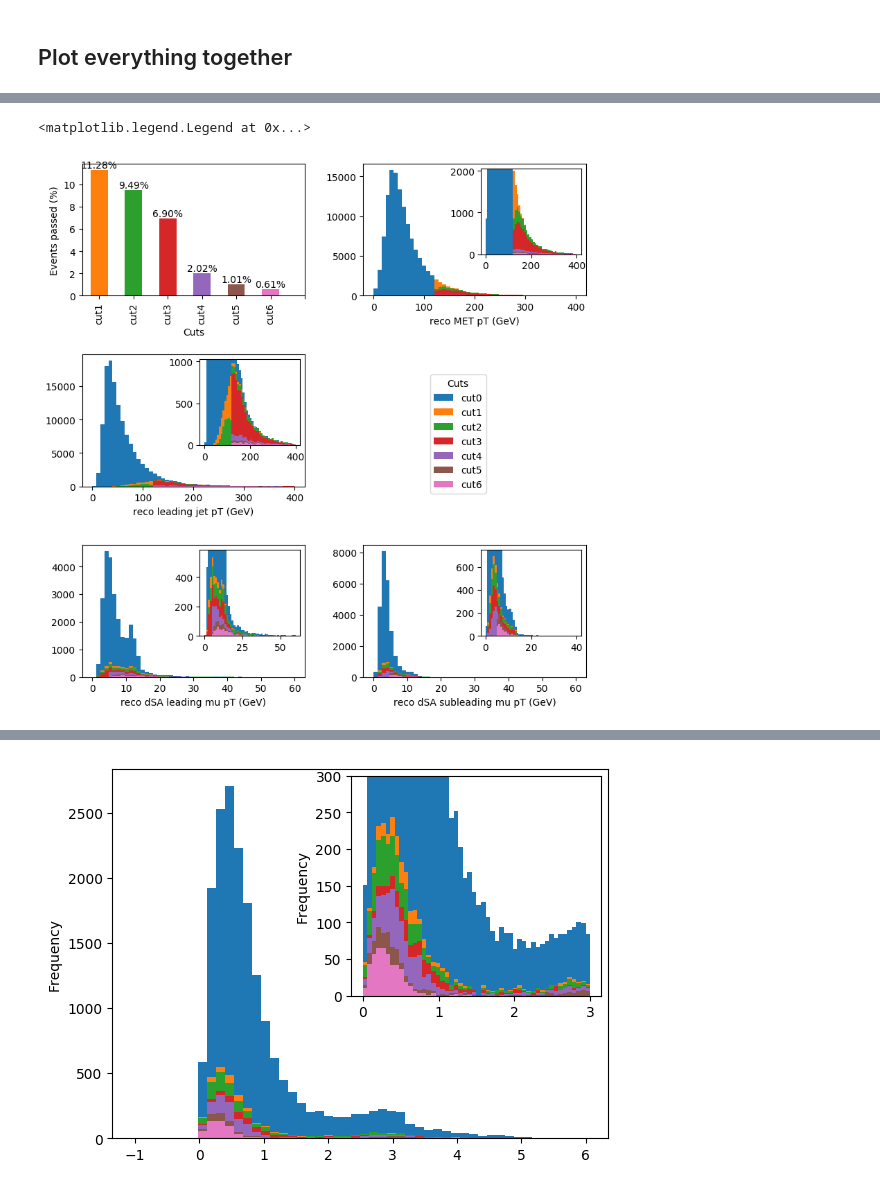
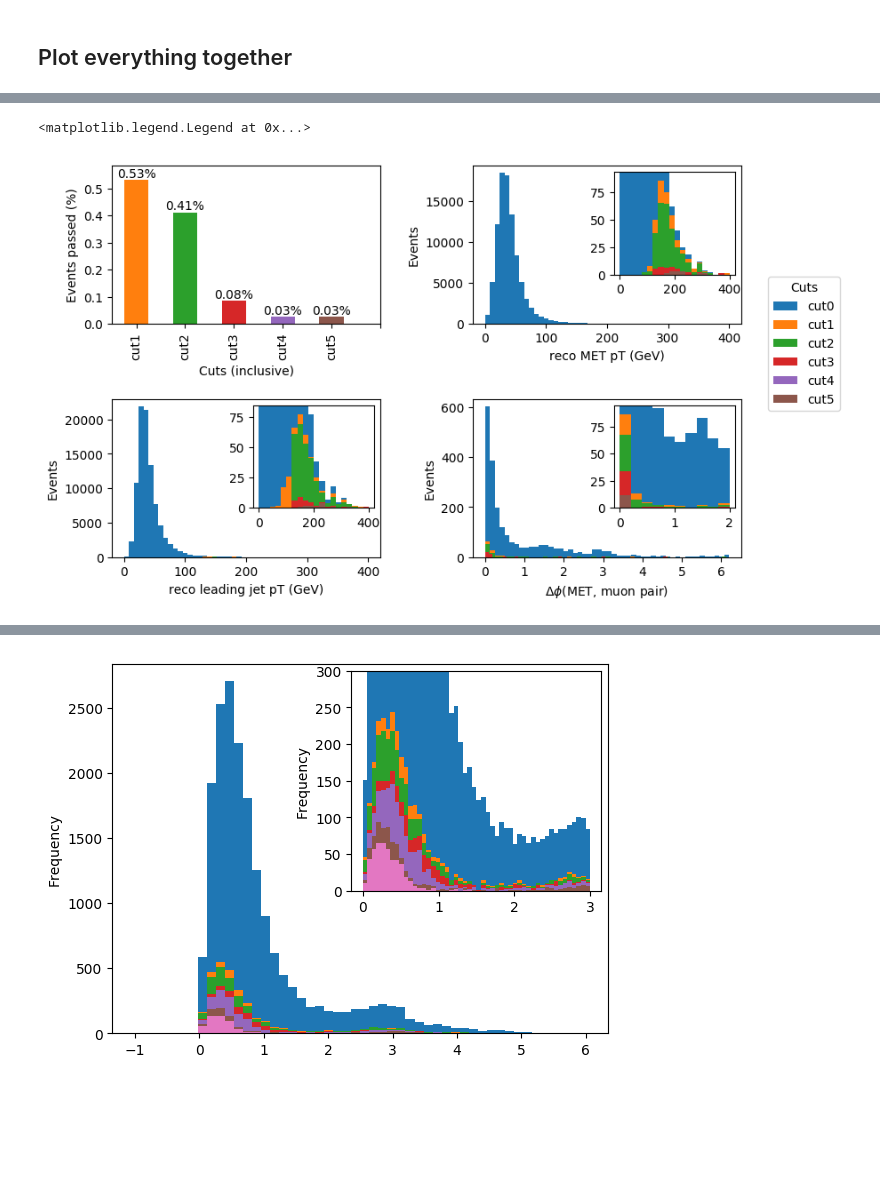
Before and after one commit to afrankenthal/iDM-analysis-plotting, a Jupyter notebook: SREffAnalysis.ipynb, the cells around one changed output, grey strips where cells are left out. Saved outputs shown, nothing was run; the diff lists cells and outputs as text; code cells hidden in the pictures; blank space fills up the shorter version.

Commit message:
Added more plots, reorganized, cleaner and reusable plot functions now, added cut-flow tables

```diff
--- a/SREffAnalysis.ipynb
+++ b/SREffAnalysis.ipynb
@@ -25,7 +23,7 @@ sys.version_info(major=3, minor=6, micro=3, releaselevel='final', serial=0)
 # %%
 masses = [('60','20'),('6p0','2p0'),('52p5','5p0'),('5p25','0p5')]
 ctaus = [10]#, 10, 100, 1000]
-cuts = np.arange(0,7)
+cuts = np.arange(0,6)
 # triggerPath = 'TRIG_dsa_HLT_DoubleMu3_DCA_PFMET50_PFMHT60'
 branchPath = 'SREffi_dsa'
 baseDir = '../Firefighter/washAOD/'
@@ -81,99 +108,64 @@ dfs['60'][10][0]
 # %%
-mchi = '52p5'
-insets = True
-build='stepfilled'
-iheight="65%"
-iwidth="45%"
+mchi = '5p25'
 
 ### Make subplot axes
-fig, axes = plt.subplots(3,2, figsize=(8,8))
+fig, axes = plt.subplots(2,2, figsize=(8,5))
+for row in axes:
+    for col in row:
+        col.set_ylabel('Events')
 # fig.suptitle("Signal region efficiency for m1 = 50 GeV, m2 = 55 GeV")
 # fig.subplots_adjust(top=0.92)
 plt.tight_layout(h_pad=4.0, w_pad=3.0)
-axes[1, 1].axis('off')
-
-# labels = [['(50, 70) GeV', '(50, 55) GeV'], \
-#           [ '(5, 7) GeV', '(5, 5.5) GeV']]
-
-# ranges = [[[0,3000], [0,3000]], \
-#           [[0,500], [0,500]]]
-
-# variables = [['60', '52p5'], \
-#              ['6p0', '5p25']]
-
-# properties = {'bins':50, 'density':True, 'log':True, 'alpha':0.5}
+# axes[1, 1].axis('off')
 
 ### Histogram cut-flow of passing events
 counts = []
 for cut in cuts:
     count = len(dfs[mchi][10][cut]['recoPFMetPt'])
     norm = len(dfs[mchi][10][0]['recoPFMetPt'])
     counts.append(100*count/norm)
 axlabels = [f'cut{cut}' for cut in cuts[1:]]
 countseries = pd.Series.from_array(counts[1:])
 
-axes[0,0] = countseries.plot(ax=axes[0,0],kind='bar',color=['C1','C2','C3','C4','C5','C6'])
-axes[0,0].set_xlabel('Cuts')
+countseries.plot(ax=axes[0,0],kind='bar',color=['C1','C2','C3','C4','C5'])
+axes[0,0].set_xlabel('Cuts (inclusive)')
 axes[0,0].set_ylabel('Events passed (%)')
 axes[0,0].set_xticklabels(axlabels)
-axes[0,0].set_xticks(np.arange(0,7))
+axes[0,0].set_xticks(np.arange(0,len(cuts)))
+axes[0,0].set_ylim(0, 1.1*max(counts[1:]))
 
 rects = axes[0,0].patches
 
 labels = ["%.2f%%" % counts[i] for i in np.arange(1,len(rects)+1)]
 
 for rect, label in zip(rects, labels):
     height = rect.get_height()
     axes[0,0].text(rect.get_x() + rect.get_width() / 2, height, label,
             ha='center', va='bottom')
 
 
 ### reco MET pT
 axes[0,1].set_xlabel('reco MET pT (GeV)')
-for cut in cuts:
-    axes[0,1].hist(dfs[mchi][10][cut]['recoPFMetPt'].dropna(),bins=50,range=(0,400),label=f'cut{cut}',histtype=build)
-if insets:
-    axins = inset_axes(axes[0,1],width=iwidth, height=iheight)
-    for cut in cuts:
-        ret = axins.hist(dfs[mchi][10][cut]['recoPFMetPt'].dropna(),bins=50,range=(0,400),histtype=build)
-        if cut == 1:
-            axins.set_ylim(0,max(ret[0]+50))
+data = [dfs[mchi][10][cut]['recoPFMetPt'].dropna() for cut in cuts]
+labels = [f'cut{cut}' for cut in cuts]
+plot_full(data, axes[0,1], dict({'range':(0,400)}), labels=labels)
+plot_inset(data, axes[0,1], dict({'range':(0,400),'bins':20}))
 
 ### reco leading jet pT
 axes[1,0].set_xlabel('reco leading jet pT (GeV)')
-for cut in cuts:
-    axes[1,0].hist(dfs[mchi][10][cut]['recoPFJetPt'].dropna(),bins=50,range=(0,400),histtype=build)
-if insets:
-    axins = inset_axes(axes[1,0],width=iwidth, height=iheight)
-    for cut in cuts:
-        ret = axins.hist(dfs[mchi][10][cut]['recoPFJetPt'].dropna(),bins=50,range=(0,400),histtype=build)
-        if cut == 1:
-            axins.set_ylim(0,max(ret[0]+50))
+data = [dfs[mchi][10][cut]['recoPFJetPt'].dropna() for cut in cuts]
+plot_full(data, axes[1,0], dict({'range':(0,400)}))
+plot_inset(data, axes[1,0], dict({'range':(0,400), 'bins':20}))
 
-### reco dSA leading muon pT
-axes[2,0].set_xlabel('reco dSA leading mu pT (GeV)')
-for cut in cuts:
-    axes[2,0].hist(dfs[mchi][10][cut].query('subentry==0')['recoPt'].dropna(),bins=50,range=(0,60),histtype=build)
-if insets:
-    axins = inset_axes(axes[2,0],width=iwidth, height=iheight)
-    for cut in cuts:
-        ret = axins.hist(dfs[mchi][10][cut].query('subentry==0')['recoPt'].dropna(),bins=50,range=(0,60),histtype=build)
-        if cut == 1:
-            axins.set_ylim(0,max(ret[0]+50))
-
-### reco dSA subleading muon pT
-axes[2,1].set_xlabel('reco dSA subleading mu pT (GeV)')
-for cut in cuts:
-    axes[2,1].hist(dfs[mchi][10][cut].query('subentry==1')['recoPt'].dropna(),bins=50,range=(0,60),histtype=build)
-if insets:
-    axins = inset_axes(axes[2,1],width=iwidth, height=iheight)
-    for cut in cuts:
-        ret = axins.hist(dfs[mchi][10][cut].query('subentry==1')['recoPt'].dropna(),bins=50,range=(0,40),histtype=build)
-        if cut == 1:
-            axins.set_ylim(0,max(ret[0]+50))
+axes[1,1].set_xlabel(r'$\Delta\phi$(MET, muon pair)')
+data = [abs((dfs[mchi][10][cut]['recoPFMetPhi'].dropna() -
+            dfs[mchi][10][cut]['recoPhi'].groupby(level=0).mean()).dropna()) for cut in cuts]
+plot_full(data, axes[1,1])
+plot_inset(data, axes[1,1], dict({'range':(0,2)}))
 
 ### Make and place legend w.r.t. axis[0,1] (upper right)
-axes[0,1].legend(loc=(0.3,-1.5), title='Cuts')
+# axes[0,1].legend(loc=(0.3,-1.5), title='Cuts')
+axes[0,1].legend(loc=(1.1,-0.55), title='Cuts')
 # %% [output]
 <matplotlib.legend.Legend at 0x...>
-[figure, old version]
+[figure, new version]
```
Also changed, not shown: parts of 20 cells of this notebook.
